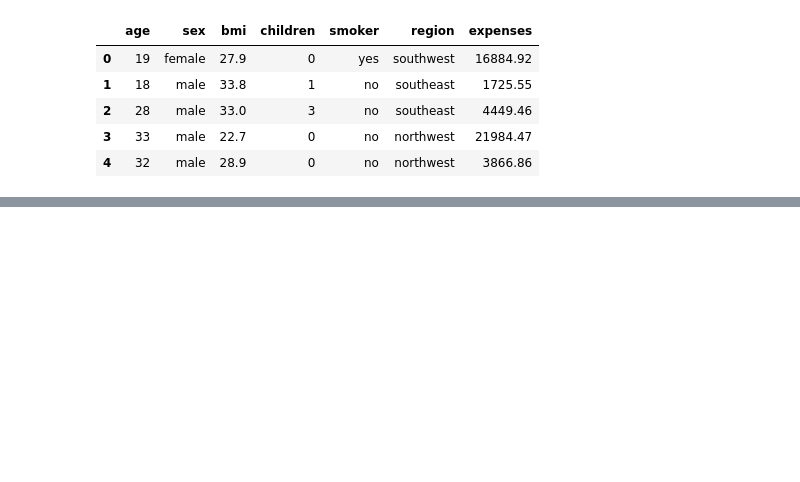
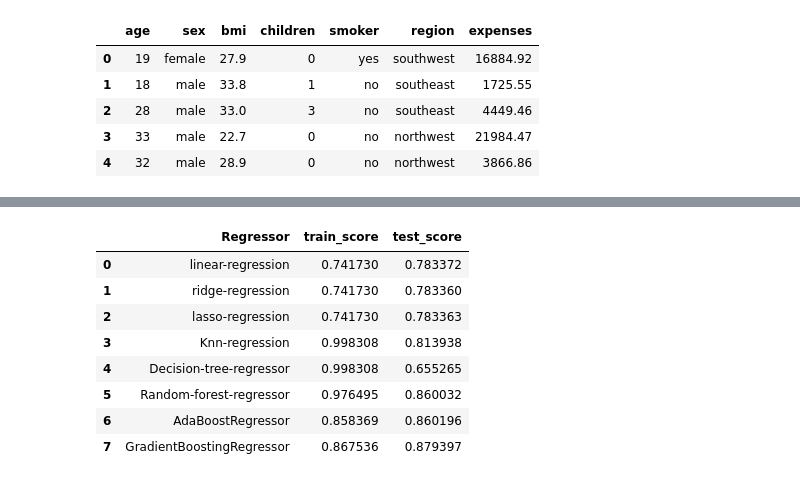
Before and after one commit to ravibalebilalu/insurence_prediction, a Jupyter notebook: notebooks/model_training.ipynb, the cells around one changed output, grey strips where cells are left out. Cells and saved outputs as stored; diff of their text form; code cells hidden in the pictures; blank space fills up the shorter version.

```diff
--- a/notebooks/model_training.ipynb
+++ b/notebooks/model_training.ipynb
@@ -54,7 +85,25 @@ preprocessor = ColumnTransformer(
 x_train = preprocessor.fit_transform(x_train)
 x_test = preprocessor.transform(x_test)
 # %%
-model = LinearRegression()
-model.fit(x_train,y_train)
-model.score(x_train,y_train),model.score(x_test,y_test)
+models = {
+
+                "linear-regression":LinearRegression(),
+                "ridge-regression":Ridge(),
+                "lasso-regression":Lasso(),
+                "Knn-regression":KNeighborsRegressor(),
+                "Decision-tree-regressor":DecisionTreeRegressor(random_state=42),
+                "Random-forest-regressor":RandomForestRegressor(random_state=42),
+                "AdaBoostRegressor":AdaBoostRegressor(random_state=42),
+                "GradientBoostingRegressor":GradientBoostingRegressor(random_state=42)
+
+            }
+def check_models(models):
+    for name,c_model in models.items():
+        model = c_model
+        model.fit(x_train,y_train)
+        print(F"model : {name}")
+        print(f"Traing score :{model.score(x_train,y_train)}")
+        print(f"Testing score :{model.score(x_test,y_test)}")
+        print("....................")
+check_models(models)
 # %% [output]
@@ -61,0 +232,14 @@ model.score(x_train,y_train),model.score(x_test,y_test)
+# %%
+result = pd.DataFrame([train_report,test_report]).T.reset_index()
+result.columns = ["Regressor","train_score","test_score"]
+result
+# %% [output]
+|  | Regressor | train_score | test_score |
+| 0 | linear-regression | 0.741730 | 0.783372 |
+| 1 | ridge-regression | 0.741730 | 0.783360 |
+| 2 | lasso-regression | 0.741730 | 0.783363 |
+| 3 | Knn-regression | 0.998308 | 0.813938 |
+| 4 | Decision-tree-regressor | 0.998308 | 0.655265 |
+| 5 | Random-forest-regressor | 0.976495 | 0.860032 |
+| 6 | AdaBoostRegressor | 0.858369 | 0.860196 |
+| 7 | GradientBoostingRegressor | 0.867536 | 0.879397 |
```
Also changed, not shown: parts of 6 cells of this notebook, 10 other files.
